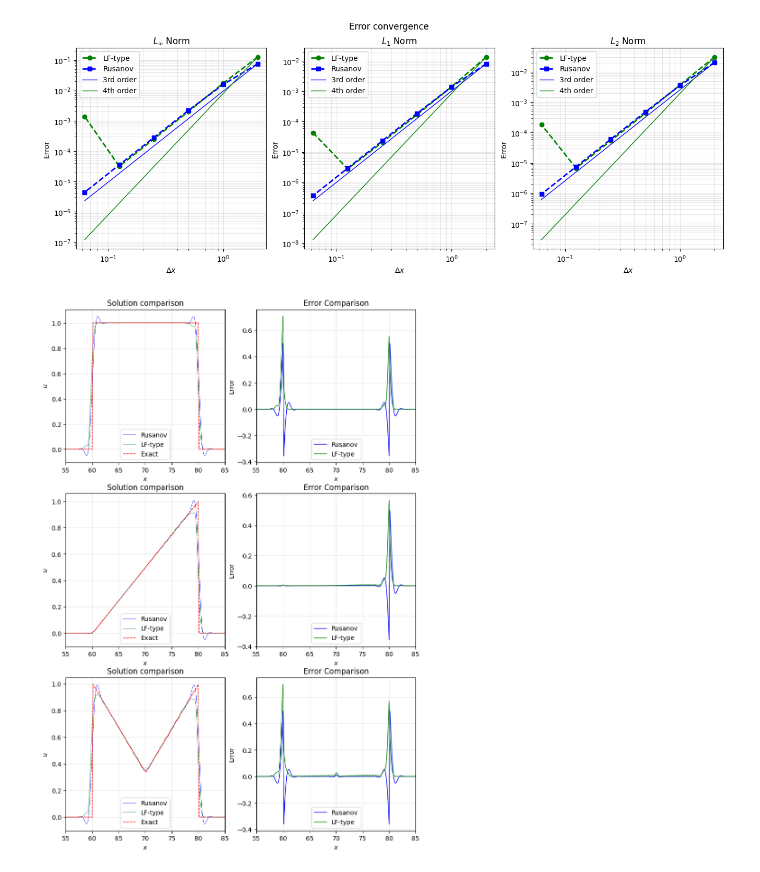
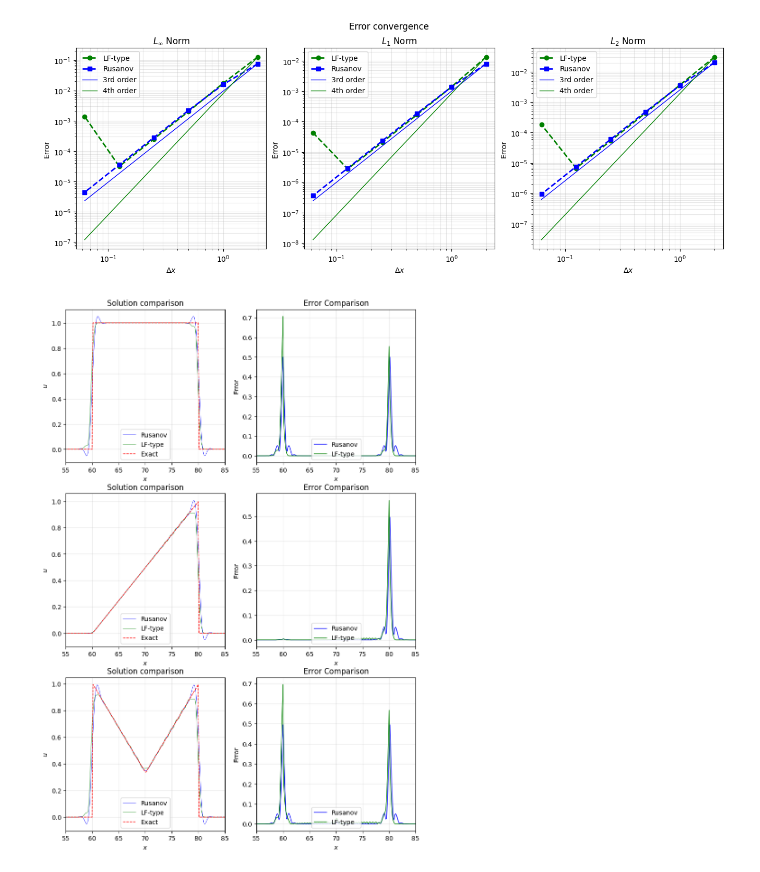
Before and after one commit to ukolov-ivan/mipt-vkr, a Jupyter notebook: src/advect.ipynb, the cells around one changed output. Drawn from its saved outputs; the diff is of its cells as text; code cells hidden in the pictures.

```diff
--- a/src/advect.ipynb
+++ b/src/advect.ipynb
@@ -155,16 +155,16 @@ def rusanov_step(u: npt.NDArray[np.floating], *, cfl: np.floating, **_) -> npt.N
     cfl3 = cfl2 * cfl
     omega = (4.0 * cfl2 + 1.0) * (4.0 - cfl2) / 5.0
 
-    u_new = np.zeros_like(u)
+    u_next = np.zeros_like(u)
     i = np.arange(2, len(u) - 2)
-    u_new[i] = (
+    u_next[i] = (
         u[i]
         - cfl / 12.0 * (-u[i+2] + 8.0*u[i+1] - 8.0*u[i-1] + u[i-2])
         + cfl2 / 8.0 * (u[i+2] - 2.0*u[i] + u[i-2])
         - cfl3 / 12.0 * (u[i+2] - 2.0*u[i+1] + 2.0*u[i-1] - u[i-2])
         - omega / 24.0 * (u[i+2] - 4.0*u[i+1] + 6.0*u[i] - 4.0*u[i-1] + u[i-2])
     )
-    return u_new
+    return u_next
 
 
 def mlf_with_correction_step(
@@ -175,20 +175,20 @@ def mlf_with_correction_step(
 ) -> npt.NDArray[np.floating]:
     cfl2 = cfl * cfl
 
-    u_new = mlf_step(u, sigma=sigma, cfl=cfl, advection=advection, dt=dt, dx=dx)
+    u_next = mlf_step(u, sigma=sigma, cfl=cfl, advection=advection, dt=dt, dx=dx)
 
     i = np.arange(2, len(u) - 2)
     # Fall back to lower-order scheme at non-smooth points (local extrema)
-    oscillation = (u_new[i+1] - u_new[i]) * (u_new[i] - u_new[i-1]) < 0.0
+    oscillation = (u_next[i+1] - u_next[i]) * (u_next[i] - u_next[i-1]) < 0.0
     u_low = (
         sigma * u[i]
         + (1.0 - sigma) * 0.5 * (u[i+1] + u[i-1])
         - 0.5 * cfl * (u[i+1] - u[i-1])
         + 0.5 * cfl2 * (u[i+1] - 2.0 * u[i] + u[i-1])
     )
-    u_new[i] = np.where(oscillation, u_low, u_new[i])
+    u_next[i] = np.where(oscillation, u_low, u_next[i])
 
-    return u_new
+    return u_next
 # %%
 StepFunc = typing.Callable[[npt.NDArray[np.floating]],
                            npt.NDArray[np.floating]]
@@ -364,32 +364,32 @@ for i, (ic_func, ic_kwargs) in enumerate(
             ic_func=ic_func,
             ic_kwargs=ic_kwargs,
         )
 
     plt.subplot(3, 2, 2 * i + 1)
 
     plt.plot(grid, u_rusanov, 'b-', linewidth=0.5, label='Rusanov')
     plt.plot(grid, u, 'g-', linewidth=0.5, label='LF-type')
     plt.plot(grid, u_exact, 'r--', linewidth=1, label='Exact')
     plt.xlabel('$x$')
     plt.xlim(70 - 15, 70 + 15)
     plt.ylabel('$u$')
     plt.title('Solution comparison')
     plt.legend(loc='lower center')
     plt.grid(True, alpha=0.3)
 
     plt.subplot(3, 2, 2 * i + 2)
-    error_rusanov = u_rusanov - u_exact
+    error_rusanov = np.abs(u_rusanov - u_exact)
     error = np.abs(u - u_exact)
 
     plt.plot(grid, error_rusanov, 'b-', linewidth=1, label='Rusanov')
     plt.plot(grid, error, 'g-', linewidth=1, label='LF-type')
     plt.xlabel('$x$')
     plt.xlim(70 - 15, 70 + 15)
     plt.ylabel('Error')
     plt.title('Error Comparison')
     plt.legend(loc='lower center')
     plt.grid(True, alpha=0.3)
 
 plt.show()
 # %% [output]
-[figure, old version]
+[figure, new version]
```
Also changed, not shown: 1 other file.
